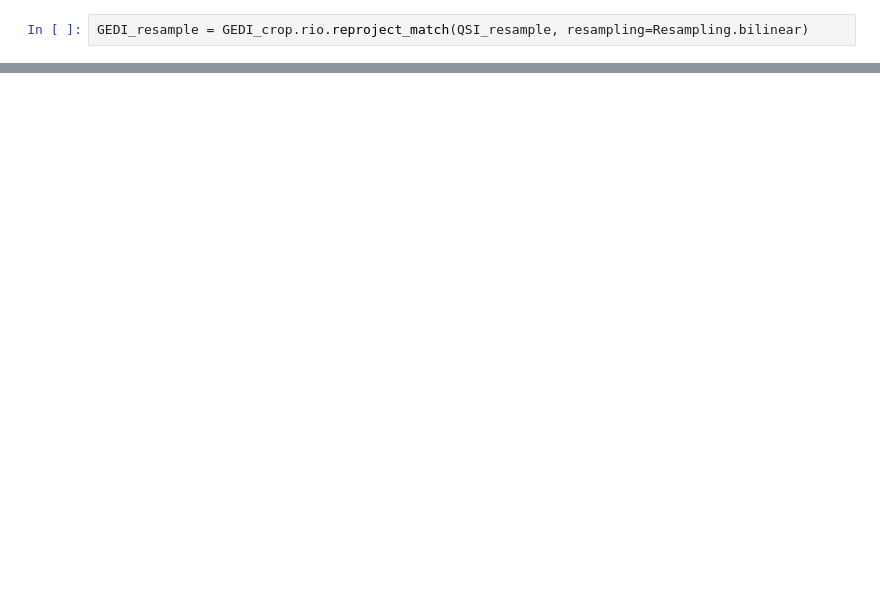
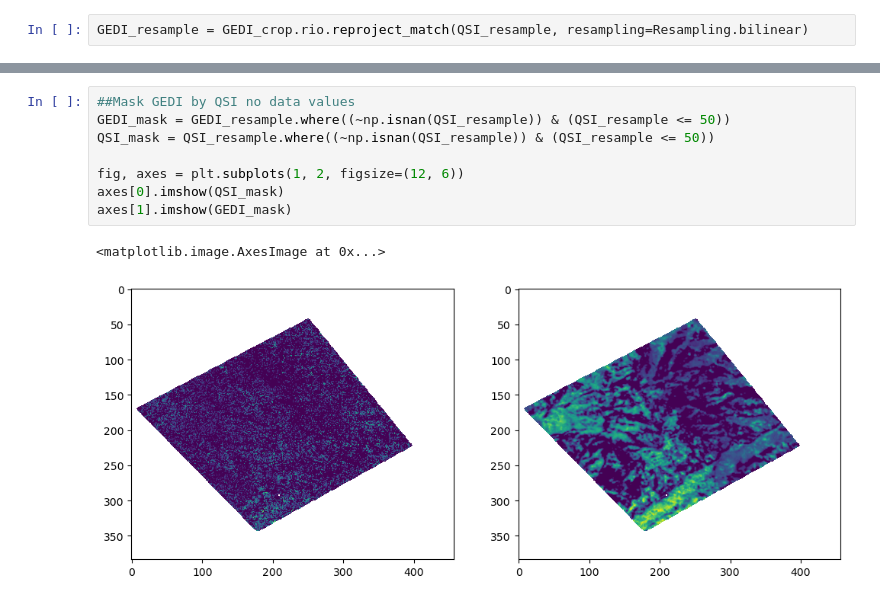
Before and after one commit to naniciafone/SIRO, a Jupyter notebook: Canopy_compare.ipynb, the cells around one changed output, grey strips where cells are left out. Cells and saved outputs as stored; diff of their text form; blank space fills up the shorter version.

```diff
--- a/Canopy_compare.ipynb
+++ b/Canopy_compare.ipynb
@@ -60,0 +75,11 @@ GEDI_resample = GEDI_crop.rio.reproject_match(QSI_resample, resampling=Resamplin
+# %%
+##Mask GEDI by QSI no data values
+GEDI_mask = GEDI_resample.where((~np.isnan(QSI_resample)) & (QSI_resample <= 50))
+QSI_mask = QSI_resample.where((~np.isnan(QSI_resample)) & (QSI_resample <= 50))
+
+fig, axes = plt.subplots(1, 2, figsize=(12, 6))
+axes[0].imshow(QSI_mask)
+axes[1].imshow(GEDI_mask)
+# %% [output]
+<matplotlib.image.AxesImage at 0x...>
+[figure, added]
```
Also changed, not shown: parts of 14 cells of this notebook.
